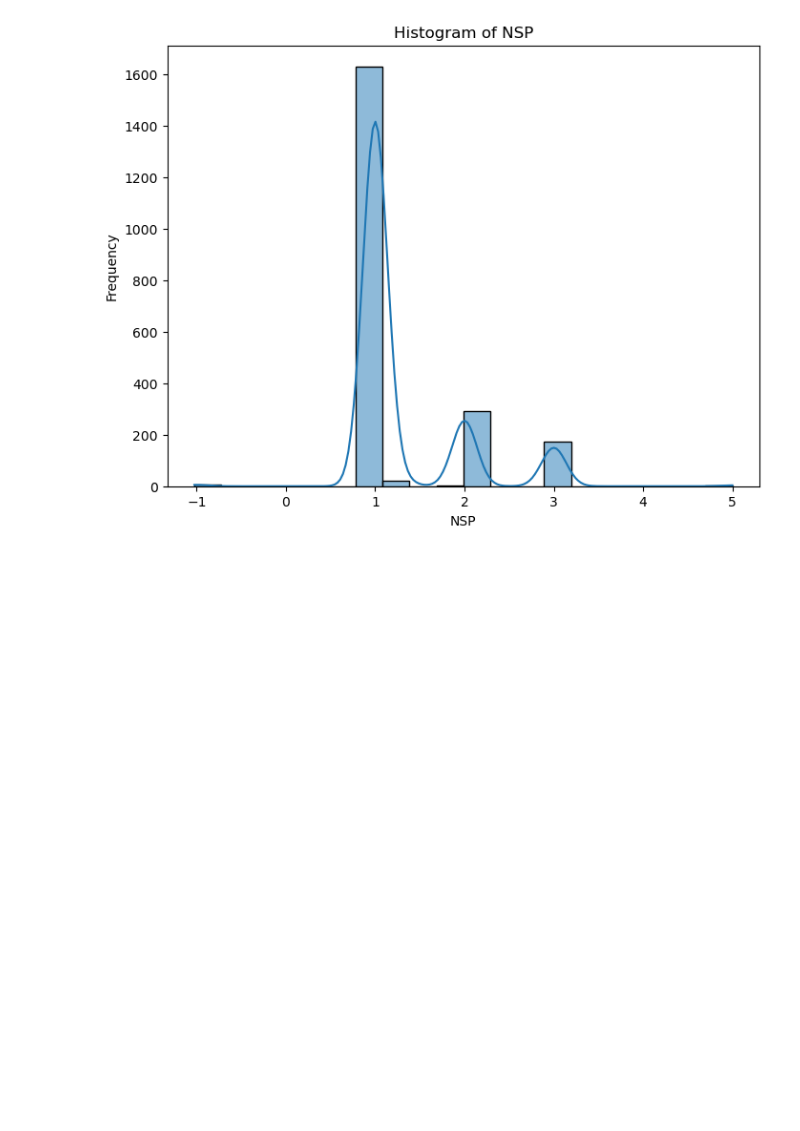
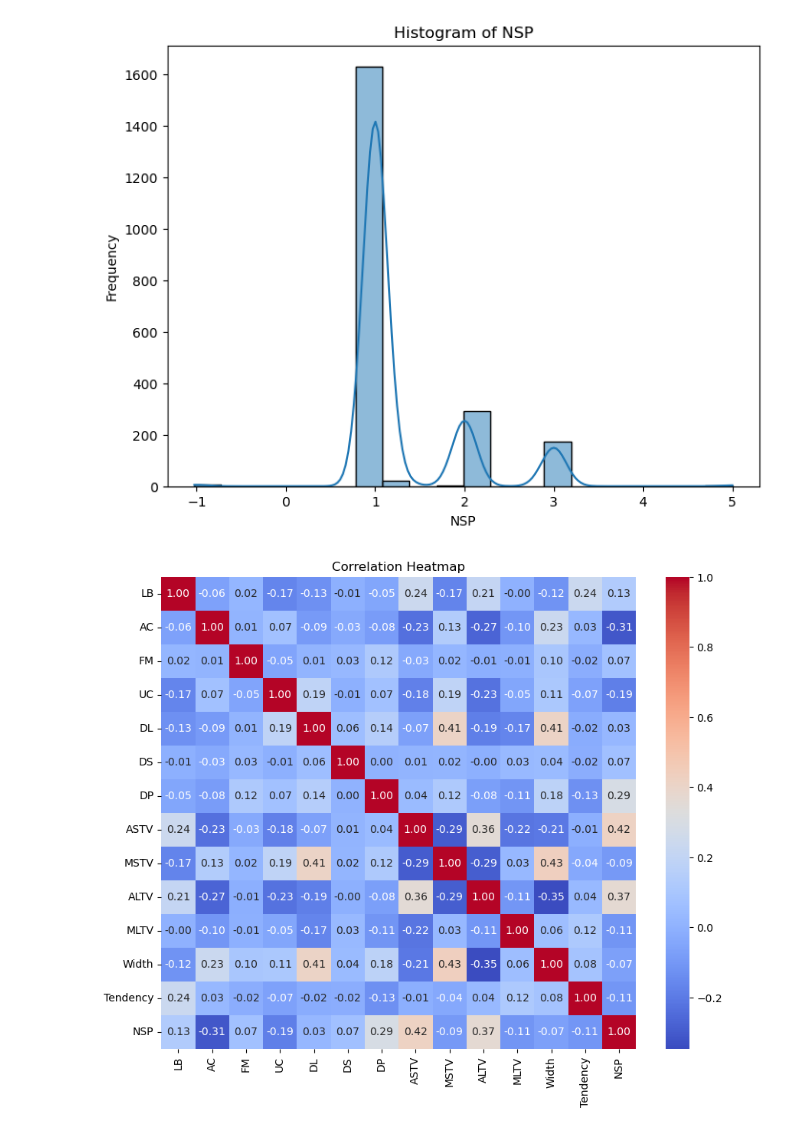
Before and after one commit to Kulkarni26/DATA-SCIENCE, a Jupyter notebook: EDA1_Assignment5.ipynb, the cells around one changed output. Drawn from its saved outputs; the diff is of its cells as text; code cells hidden in the pictures; blank space fills up the shorter version.

```diff
--- a/EDA1_Assignment5.ipynb
+++ b/EDA1_Assignment5.ipynb
@@ -150,3 +150,12 @@ for var in numerical_variables:
 [figure]
 [figure]
 [figure]
+# %%
+# Scatter plots or correlation heatmaps to explore relationships between pairs of variables
+plt.figure(figsize=(10, 8))
+correlation_matrix = df.corr()
+sns.heatmap(correlation_matrix, annot=True, cmap='coolwarm', fmt=".2f")
+plt.title('Correlation Heatmap')
+plt.show()
+# %% [output]
+[figure, added]
```
Also changed, not shown: parts of 2 cells of this notebook.
